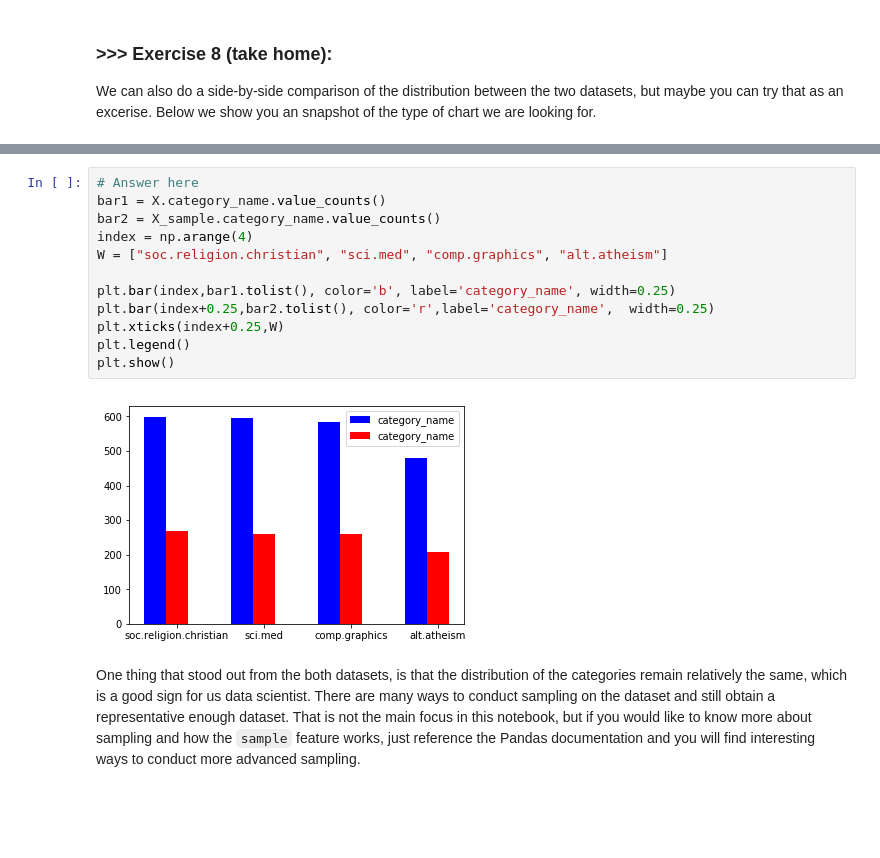
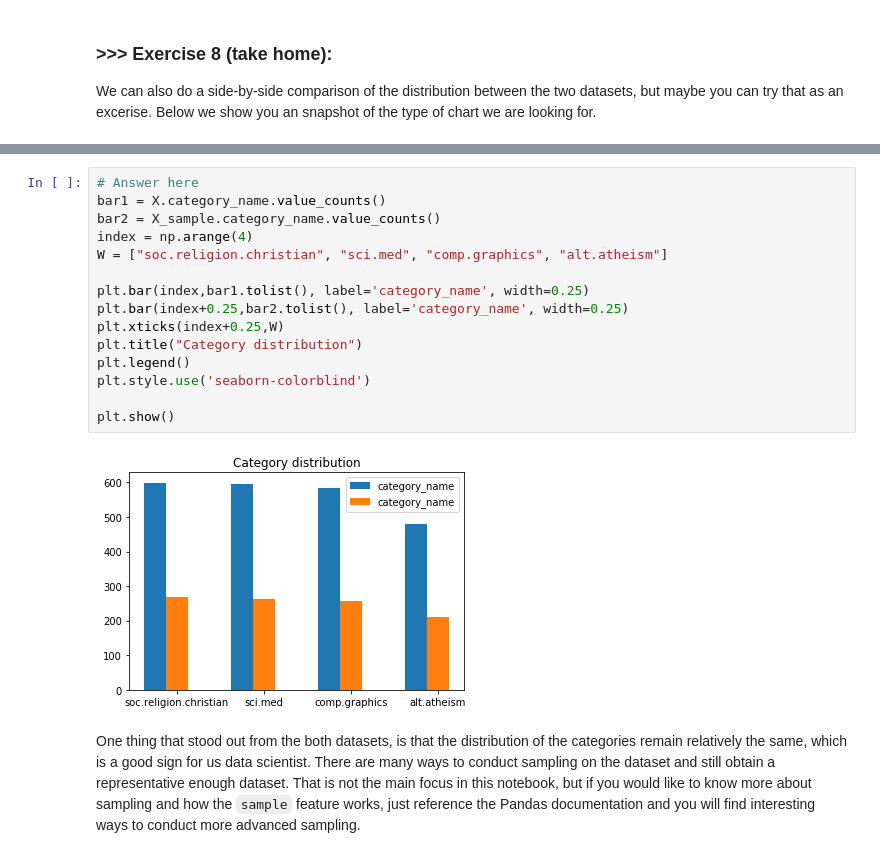
Before and after one commit to esamgel/data_mining_lab, a Jupyter notebook: news_data_mining.ipynb, the cells around one changed output, grey strips where cells are left out. Drawn from its saved outputs; the diff is of its cells as text; blank space fills up the shorter version.

```diff
--- a/news_data_mining.ipynb
+++ b/news_data_mining.ipynb
@@ -838,17 +838,20 @@ We can also do a side-by-side comparison of the distribution between the two dat
 # %%
 # Answer here
 bar1 = X.category_name.value_counts()
 bar2 = X_sample.category_name.value_counts()
 index = np.arange(4)
 W = ["soc.religion.christian", "sci.med", "comp.graphics", "alt.atheism"]
 
-plt.bar(index,bar1.tolist(), color='b', label='category_name', width=0.25)
-plt.bar(index+0.25,bar2.tolist(), color='r',label='category_name',  width=0.25)
+plt.bar(index,bar1.tolist(), label='category_name', width=0.25)
+plt.bar(index+0.25,bar2.tolist(), label='category_name', width=0.25)
 plt.xticks(index+0.25,W)
+plt.title("Category distribution")
 plt.legend()
+plt.style.use('seaborn-colorblind')
+
 plt.show()
 # %% [output]
-[figure, old version]
+[figure, new version]
 # %% [markdown]
 One thing that stood out from the both datasets, is that the distribution of the categories remain relatively the same, which is a good sign for us data scientist. There are many ways to conduct sampling on the dataset and still obtain a representative enough dataset. That is not the main focus in this notebook, but if you would like to know more about sampling and how the `sample` feature works, just reference the Pandas documentation and you will find interesting ways to conduct more advanced sampling.
 # %% [markdown]
```
Also changed, not shown: parts of 36 cells of this notebook.
